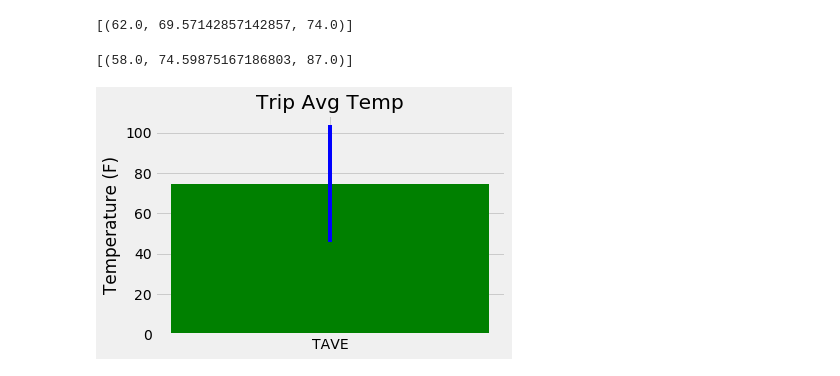
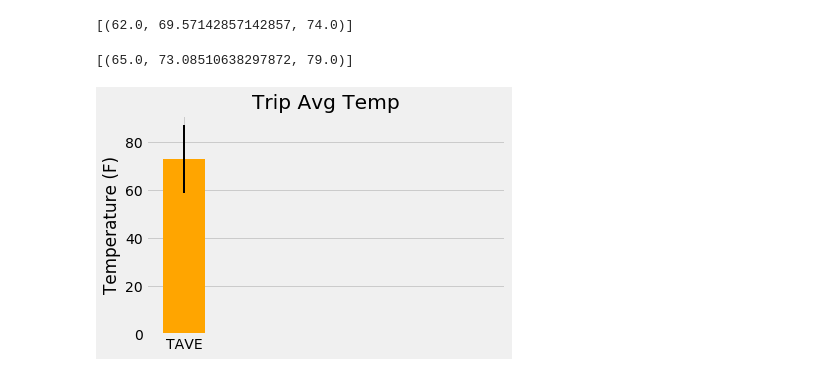
Before and after one commit to paulfhardy/sqlalchemy-challenge, a Jupyter notebook: climate_starter.ipynb, the cells around one changed output. Saved outputs shown, nothing was run; the diff lists cells and outputs as text; code cells hidden in the pictures.

```diff
--- a/climate_starter.ipynb
+++ b/climate_starter.ipynb
@@ -396,31 +396,40 @@ print(calc_temps('2012-02-28', '2012-03-05'))
 # Use your previous function `calc_temps` to calculate the tmin, tavg, and tmax
 # for your trip using the previous year's data for those same dates.
 
-print(calc_temps('2016-08-18', '2017-08-18'))
+print(calc_temps('2016-05-01', '2016-05-15'))
 # %% [output]
-[(58.0, 74.59875167186803, 87.0)]
+[(65.0, 73.08510638297872, 79.0)]
 # %%
 # Plot the results from your previous query as a bar chart.
 # Use "Trip Avg Temp" as your Title
 # Use the average temperature for the y value
 # Use the peak-to-peak (tmax-tmin) value as the y error bar (yerr)
 
+x_axis = [0]
+y_values = [73]
+yerr = [14]
 
-x = np.arange(0, 1, 1)
-y = 74.6
-yerr = 87 - 58
 
 fig, ax = plt.subplots()
-ax.bar("TAVE", y ,color='g', width=10)
+ax.bar(x_axis, y_values, color='orange' )
 
-ax.errorbar(x, y, yerr=yerr, color = 'b')
+tick_locations = [value for value in x_axis]
+plt.xticks(tick_locations, ["TAVE"])
+tick_locations
+
+# Sets the x limits of the current chart
+plt.xlim(-0.7, 6)
+
+ax.errorbar(0,y_values,yerr=yerr, color = 'black', linewidth=2)
 plt.title("Trip Avg Temp")
 plt.ylabel("Temperature (F)")
 
+# Save and show the graph.
 plt.tight_layout()
+plt.savefig("plots/tripaveragetemp.png")
 plt.show()
 # %% [output]
-[figure, old version]
+[figure, new version]
 # %%
 # Calculate the total amount of rainfall per weather station for your trip dates using the previous year's matching dates.
 # Sort this in descending order by precipitation amount and list the station, name, latitude, longitude, and elevation
```
Also changed, not shown: parts of 2 cells of this notebook, 3 other files.
